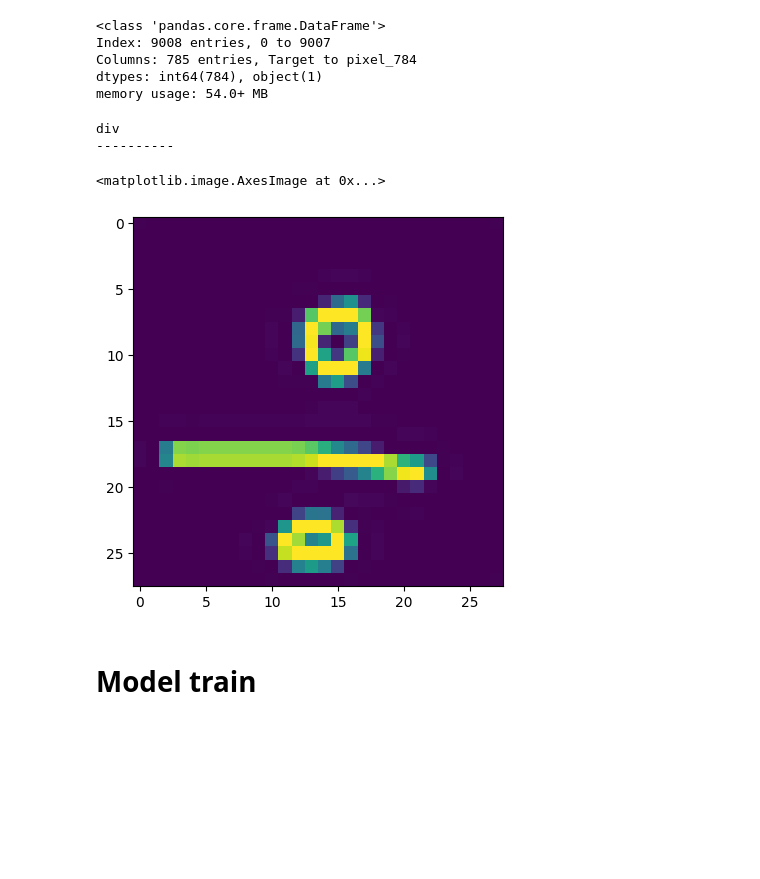
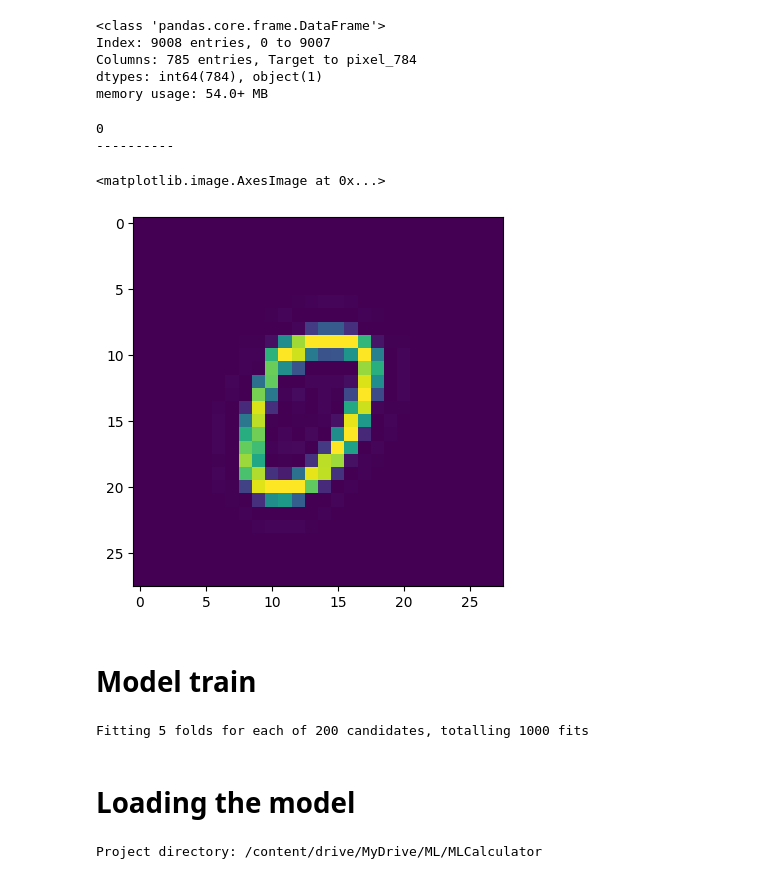
Before and after one commit to popka098/MLCalculator, a Jupyter notebook: MLCalculator.ipynb, the cells around one changed output. Cells and saved outputs as stored; diff of their text form; code cells hidden in the pictures; blank space fills up the shorter version.

Commit message:
added model loading

```diff
--- a/MLCalculator.ipynb
+++ b/MLCalculator.ipynb
@@ -92,16 +96,64 @@ memory usage: 54.0+ MB
 X = df.drop(columns=['Target'])
 y = df['Target']
 # %%
-test_index = 6800
+test_index = 250
 print(y.iloc[test_index])
 print("-"*10)
 plt.imshow(
     X.iloc[test_index].values.reshape((28, 28))
 )
 # %% [output]
-div
+0
 ----------
 <matplotlib.image.AxesImage at 0x...>
-[figure, old version]
+[figure, new version]
 # %% [markdown]
 # Model train
+# %%
+params = {
+    "n_estimators": randint(200, 500),
+    "max_depth": randint(30, 50),
+    "min_samples_split": randint(2, 15),
+    "min_samples_leaf": randint(1, 10),
+    "max_features": ["sqrt", "log2", None]
+}
+search = RandomizedSearchCV(
+    RandomForestClassifier(),
+    param_distributions=params,
+    n_iter=100,
+    cv=5,
+    n_jobs=-1,
+    verbose=1,
+    random_state=42,
+    scoring="accuracy"
+)
+
+search.fit(X, y)
+
+print(f"best params: {search.best_params_}")
+print(f"best score: {search.best_score_}")
+
+best_rf = search.best_estimator_
+model_path = os.path.join(project_dir, 'best_rf.pkl')
+with open(model_path, "wb") as f:
+    pickle.dump(best_rf, f)
+# %% [output]
+Fitting 5 folds for each of 200 candidates, totalling 1000 fits
+# %% [markdown]
+# Loading the model
+# %%
+root = '/content/drive/MyDrive'
+project_name = 'MLCalculator'
+project_dir = None
+
+for dirpath, dirnames, filenames in os.walk(root):
+    if project_name in dirnames:
+        project_dir = os.path.join(dirpath, project_name)
+        break
+
+if project_dir:
+    print(f"Project directory: {project_dir}")
+else:
+    print("Project directory not found")
+# %% [output]
+Project directory: /content/drive/MyDrive/ML/MLCalculator
```
Also changed, not shown: parts of 3 cells of this notebook.
